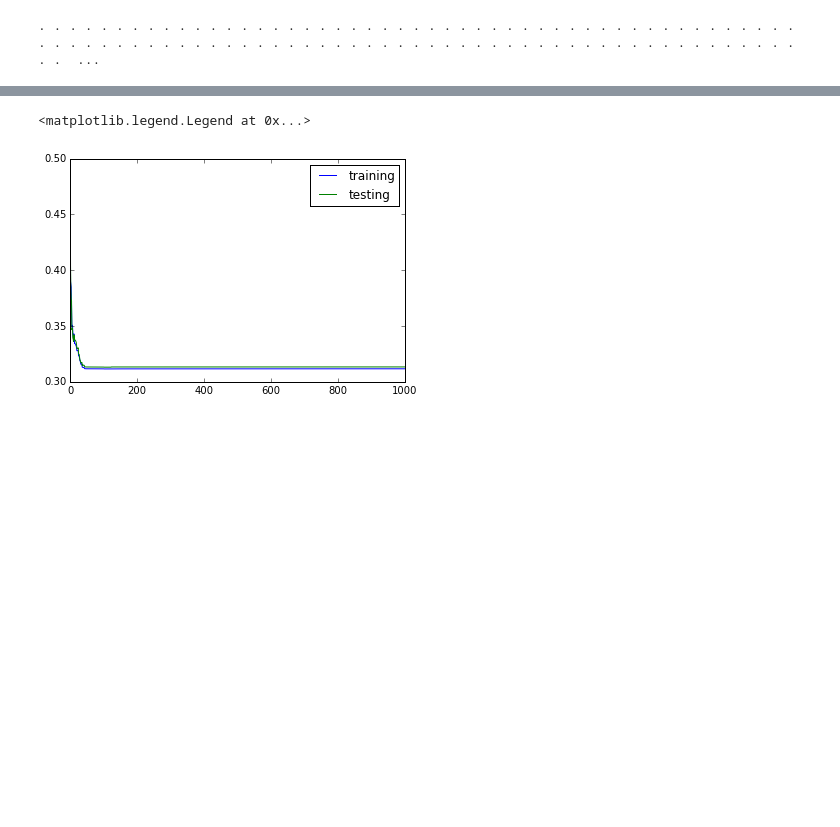
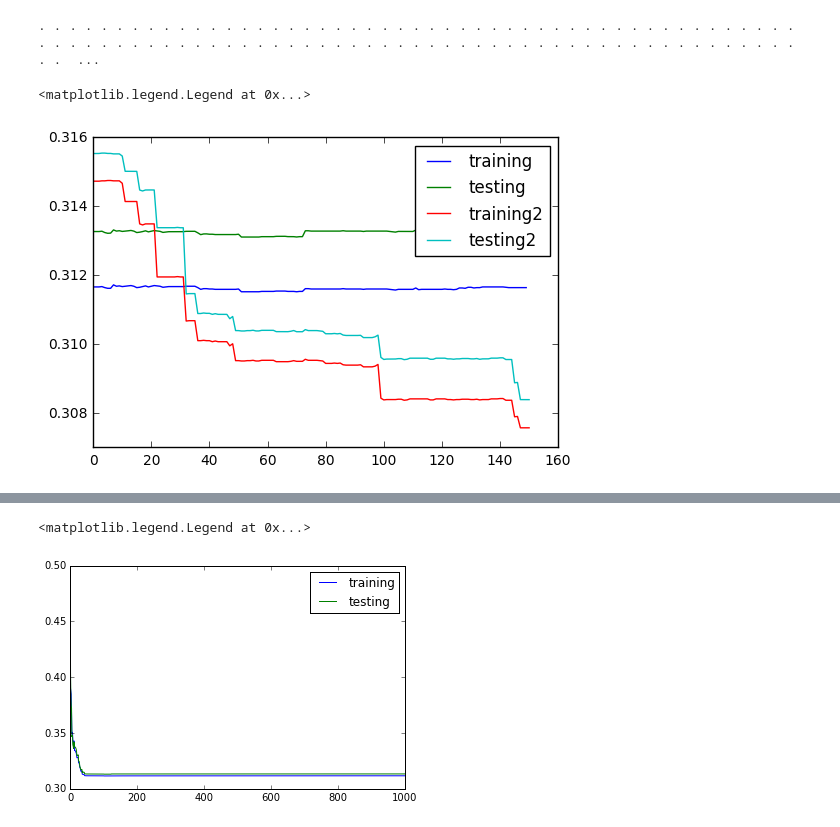
Before and after one commit to harisyammnv/pyboost, a Jupyter notebook: higgs-debug.ipynb, the cells around one changed output, grey strips where cells are left out. Saved outputs shown, nothing was run; the diff lists cells and outputs as text; code cells hidden in the pictures; blank space fills up the shorter version.

Commit message:
shuffle improves the accuracy

```diff
--- a/higgs-debug.ipynb
+++ b/higgs-debug.ipynb
@@ -165,2 +146,18 @@ pickle.dump(((accuracy_train, auc_train), (accuracy_test, auc_test)), open("resu
 # %%
 (accuracy_train, auc_train), (accuracy_test, auc_test) = pickle.load(open("result/adaboost_trend.pkl"))
+(accuracy_train0, auc_train0), (accuracy_test0, auc_test0) = pickle.load(open("adaboost_trend_debug.pkl"))
+# %%
+%matplotlib inline
+from matplotlib import pyplot as plt
+
+T = 50
+
+f = lambda ts: map(lambda t: 1.0 - t, ts)
+plt.plot(f(accuracy_train[T:200]), label="training")
+plt.plot(f(accuracy_test[T:200]), label="testing")
+plt.plot(f(accuracy_train0[T:]), label="training2")
+plt.plot(f(accuracy_test0[T:]), label="testing2")
+plt.legend()
+# %% [output]
+<matplotlib.legend.Legend at 0x...>
+[figure, added]
```
Also changed, not shown: parts of 6 cells of this notebook, 4 other files.
